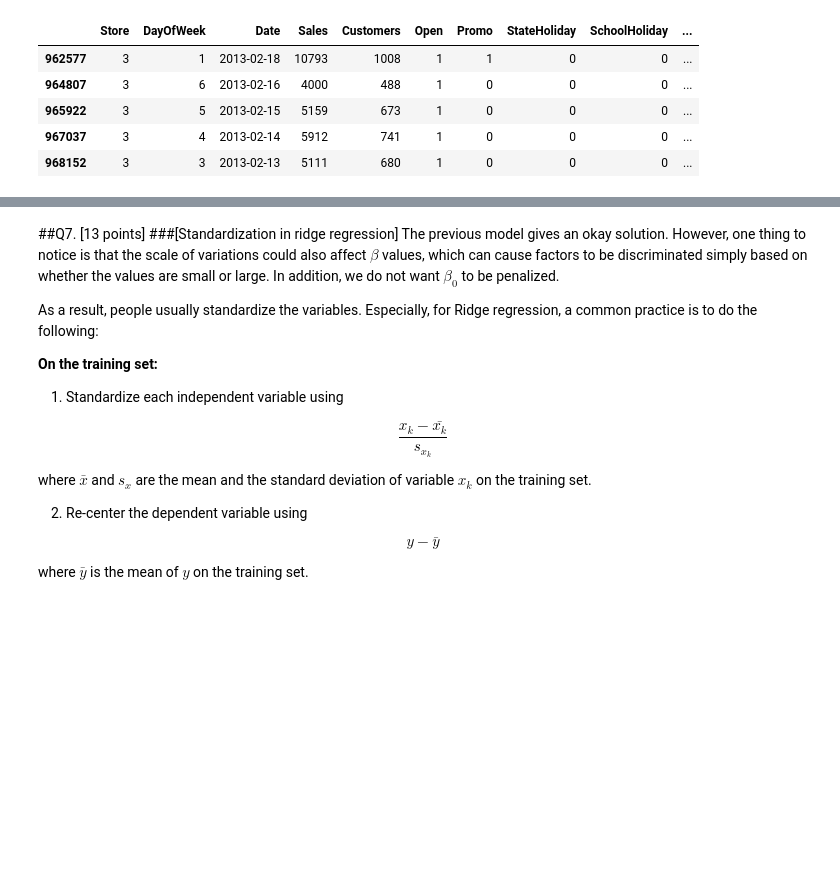
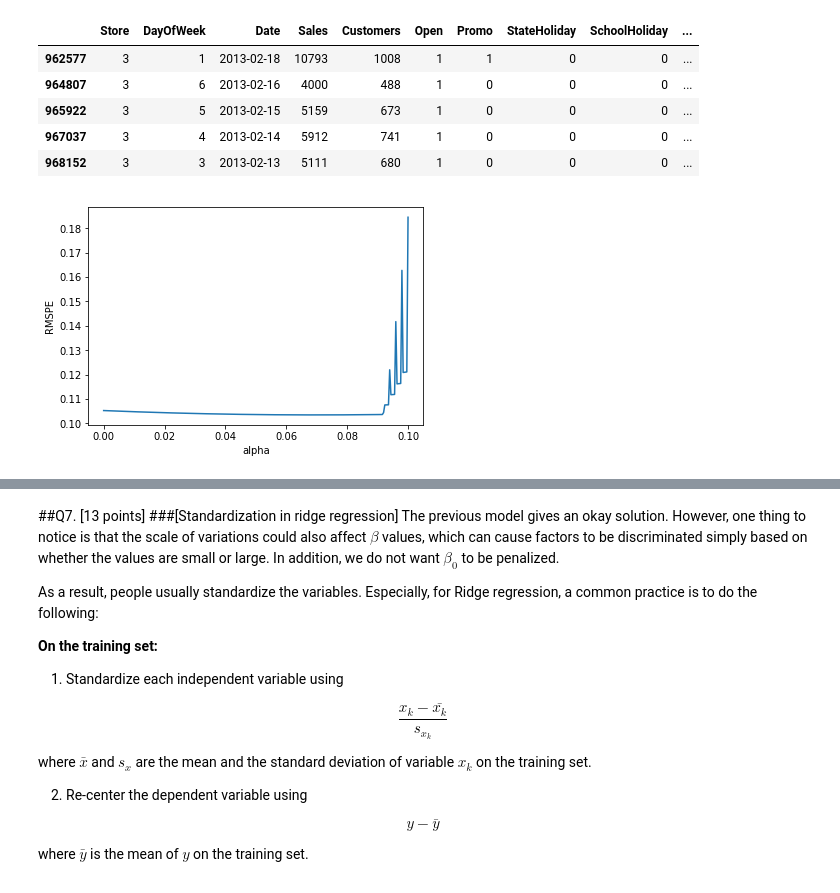
Before and after one commit to alex-papaioannou/BA, a Jupyter notebook: aap2204_hw2.ipynb, the cells around one changed output, grey strips where cells are left out. Drawn from its saved outputs; the diff is of its cells as text; code cells hidden in the pictures; blank space fills up the shorter version.

```diff
--- a/aap2204_hw2.ipynb
+++ b/aap2204_hw2.ipynb
@@ -450,32 +462,101 @@ Sales_Store_merged_Ridge.head()
 | 967037 | 3 | 4 | 2013-02-14 | 5912 | 741 | 1 | 0 | 0 | 0 | ... |
 | 968152 | 3 | 3 | 2013-02-13 | 5111 | 680 | 1 | 0 | 0 | 0 | ... |
 # %%
+# Defining the training set
+
 training_filter = (Sales_Store_merged["Store"] == 3) & (Sales_Store_merged["Date"] < "2013-02-02")
 Sales_Store_merged_Ridge_training = Sales_Store_merged_Ridge[training_filter]
 Sales_Store_merged_Ridge_training.head()
+
+# Defining the validation set
 
 validation_filter = (Sales_Store_merged["Store"] == 3) & ((Sales_Store_merged["Date"] >= "2013-02-02") & (Sales_Store_merged["Date"] <= "2013-02-12"))
 Sales_Store_merged_Ridge_validation = Sales_Store_merged_Ridge[validation_filter]
 Sales_Store_merged_Ridge_validation.head()
 
+# Defining the testing set
+
 testing_filter = (Sales_Store_merged["Store"] == 3) & ((Sales_Store_merged["Date"] >= "2013-02-12") & (Sales_Store_merged["Date"] <= "2013-02-18"))
 Sales_Store_merged_Ridge_testing = Sales_Store_merged_Ridge[testing_filter]
 Sales_Store_merged_Ridge_testing.head()
 
+# Running the normal model, ie the non-regularized model, to find the starting parameters
+
+model_ = ols(formula="np.log(Sales)~np.log(Customers)+Customers",data=Sales_Store_merged_Ridge_training).fit()
+start_params=model_.params
+
+# Iterating over a range of alphas to come up with the alpha that gives us the lowest RMSPE. After a few trials we concluded that the interval [0, 0.10] is the one that
+# includes the value of alpha that minimizes the RMSPE of our model
+
 RMSPE_list_ = []
-alpha_range = np.linspace(-1.0, 0.15, num=25)
+alpha_range = np.linspace(0, 0.10, num=250)
+
 for alpha_ in alpha_range:
   model_ = ols(formula="np.log(Sales)~np.log(Customers)+Customers",data=Sales_Store_merged_Ridge_training).fit()
   start_params=model_.params
   model_final_=ols(formula="np.log(Sales)~np.log(Customers)+Customers",data=Sales_Store_merged_Ridge_training).fit_regularized(start_params=start_params, alpha=alpha_, L1_wt=1)
   Prediction_final=np.exp(model_final_.predict(Sales_Store_merged_Ridge_validation))
+  ## Getting the RMSPE
+  Actual_final=Sales_Store_merged_Ridge_validation["Sales"]
+  RMSPE_final= (np.mean(((Prediction_final-Actual_final)/Actual_final)**2))**0.5
+  RMSPE_list_.append(RMSPE_final)
+  # print(RMSPE_final)
 
-  ##Second, get the RMSPE and RMSE
-  Actual=Sales_Store_merged_Ridge_validation["Sales"]
-  RMSPE_final= (np.mean(((Prediction_final-Actual)/Actual)**2))**0.5
-  RMSPE_list_.append(RMSPE_final)
-  print(RMSPE_final)
+plt.plot(alpha_range, RMSPE_list_)
+plt.xlabel("alpha")
+plt.ylabel("RMSPE")
+plt.show()
 
-plt.plot(RMSPE_final.endog, alpha_range)
-plt.show()
+RMSPE_min = RMSPE_list_.index(min(RMSPE_list_))
+print('The variable to be selected for the alpha is: ', alpha_range[RMSPE_min])
+
+#####RMSPE over different intervals
+# -------RMSPE--------|--------Interval-------
+# 0.06827309236947787 | (-1,1)
+# 0.07148594377510031 | (-1, 0.15)
+# 0.06987951807228915 | (-0.2, 0.15)
+# 0.06987951807228915 | (0, 0.15)
+# 0.06987951807228916 | (0, 0.10)
+
+# Now that we found the alpha that minimizes the RMSPE we run the model using Ridge regression on the training set
+model_ = ols(formula="np.log(Sales)~np.log(Customers)+Customers",data=Sales_Store_merged_Ridge_training).fit()
+start_params=model_.params
+model_final_=ols(formula="np.log(Sales)~np.log(Customers)+Customers",data=Sales_Store_merged_Ridge_training).fit_regularized(start_params=start_params, alpha=0.06987951807228916, L1_wt=1)
+Prediction_final=np.exp(model_final_.predict(Sales_Store_merged_Ridge_validation))
+## Getting the RMSPE
+Actual_final=Sales_Store_merged_Ridge_validation["Sales"]
+RMSPE_final= (np.mean(((Prediction_final-Actual_final)/Actual_final)**2))**0.5
+
+# Selecting and running the final model
+
+model_final = ols(formula="np.log(Sales)~np.log(Customers)+Customers",data=Sales_Store_merged_Ridge_training).fit()
+Actual_final=Sales_Store_merged_Ridge_testing["Sales"]
+Prediction_final=np.exp(model_final.predict(Sales_Store_merged_Ridge_testing))
+
+# Reporting the accuracy on the test set
+RMSPE_final=rmspe(Prediction_final, Actual_final)
+print('The final accuracy on the test set is: ', RMSPE_final)
+
+# RMSPE_list_ = []
+# alpha_range = np.linspace(0, 10, num=250)
+
+# for alpha_ in alpha_range:
+#   model_ = ols(formula="np.log(Sales)~np.log(Customers)+Customers",data=Sales_Store_merged_Ridge_validation).fit()
+#   start_params=model_.params
+#   model_final_=ols(formula="np.log(Sales)~np.log(Customers)+Customers",data=Sales_Store_merged_Ridge_validation).fit_regularized(start_params=start_params, alpha=alpha_, L1_wt=1)
+#   Prediction_final=np.exp(model_final_.predict(Sales_Store_merged_Ridge_validation))
+#   ## Getting the RMSPE
+#   Actual_final=Sales_Store_merged_Ridge_validation["Sales"]
+#   RMSPE_final= (np.mean(((Prediction_final-Actual_final)/Actual_final)**2))**0.5
+#   RMSPE_list_.append(RMSPE_final)
+#   # print(RMSPE_final)
+
+# plt.plot(alpha_range, RMSPE_list_)
+# plt.xlabel("alpha")
+# plt.ylabel("RMSPE")
+# plt.show()
+
+# RMSPE_min = RMSPE_list_.index(min(RMSPE_list_))
+# print('The variable to be selected for the alpha is: ', alpha_range[RMSPE_min])
 # %% [output]
+[figure, added]
```
Also changed, not shown: parts of 15 cells of this notebook.
